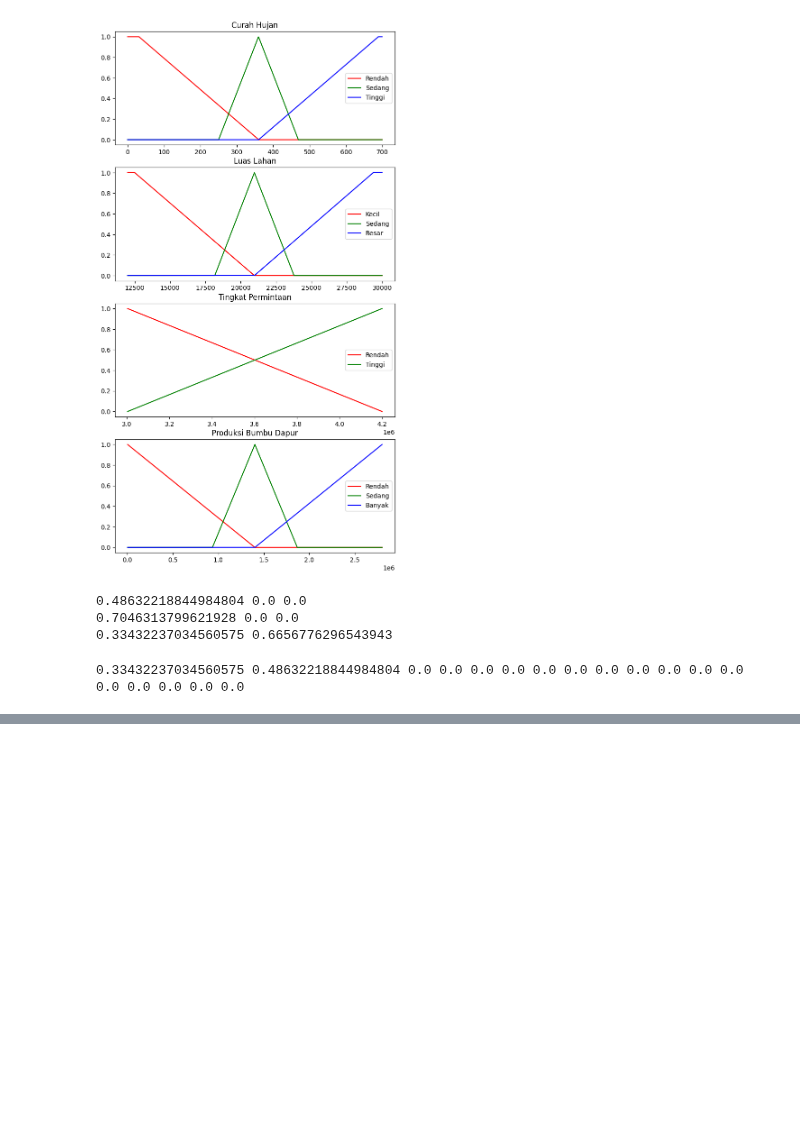
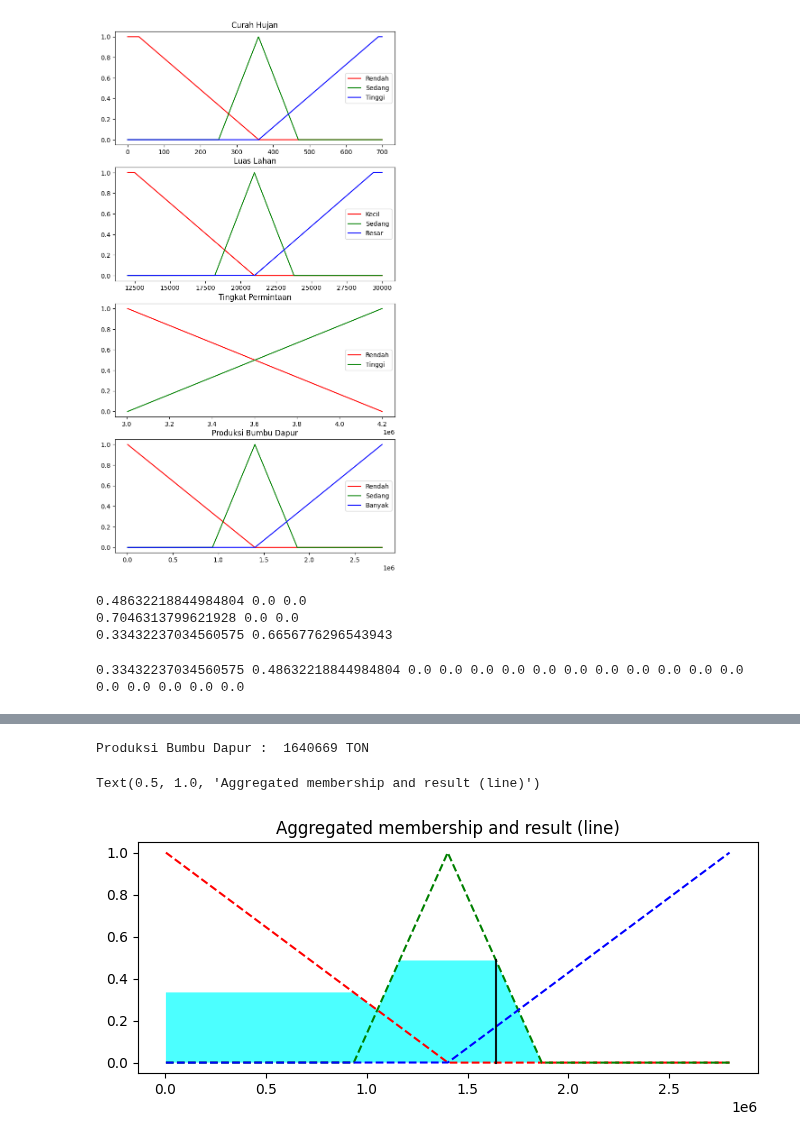
Before and after one commit to pramadikaegamo/soft-computing-praktik, a Jupyter notebook: Pertemuan 7/M07_SCP_5200411193_Pramadika Egamo.ipynb, the cells around one changed output, grey strips where cells are left out. Saved outputs shown, nothing was run; the diff lists cells and outputs as text; code cells hidden in the pictures; blank space fills up the shorter version.

```diff
--- a/Pertemuan 7/M07_SCP_5200411193_Pramadika Egamo.ipynb
+++ b/Pertemuan 7/M07_SCP_5200411193_Pramadika Egamo.ipynb
@@ -149,0 +193,36 @@ produksi0 = np.zeros_like(x_produksi_bumbu_dapur)
+# %%
+aggregated = np.fmax(produksi_activation_r1,
+                     np.fmax(produksi_activation_r2,
+                             np.fmax(produksi_activation_r3,
+                                     np.fmax(produksi_activation_r4,
+                                             np.fmax(produksi_activation_r5,
+                                                     np.fmax(produksi_activation_r6,
+                                                             np.fmax(produksi_activation_r7,
+                                                                     np.fmax(produksi_activation_r8,
+                                                                             np.fmax(produksi_activation_r9,
+                                                                                     np.fmax(produksi_activation_r10,
+                                                                                             np.fmax(produksi_activation_r11,
+                                                                                                     np.fmax(produksi_activation_r12,
+                                                                                                             np.fmax(produksi_activation_r13,
+                                                                                                                     np.fmax(produksi_activation_r14,
+                                                                                                                             np.fmax(produksi_activation_r15,
+                                                                                                                                     np.fmax(produksi_activation_r16,
+                                                                                                                                             np.fmax(produksi_activation_r17, produksi_activation_r18)))))))))))))))))
+produksi = fuzz.defuzz(x_produksi_bumbu_dapur, aggregated, 'lom')
+produksi_activation = fuzz.interp_membership(x_produksi_bumbu_dapur, aggregated, produksi)
+
+print("Produksi Bumbu Dapur : ", produksi, "TON")
+# %% [output]
+Produksi Bumbu Dapur :  1640669 TON
+# %%
+fig, ax0 = plt.subplots(figsize=(8,3))
+ax0.plot(x_produksi_bumbu_dapur, produksi_bumbu_dapur_sedikit, 'r', linewidth=1.5, linestyle='--')
+ax0.plot(x_produksi_bumbu_dapur, produksi_bumbu_dapur_sedang, 'g', linewidth=1.5, linestyle='--')
+ax0.plot(x_produksi_bumbu_dapur, produksi_bumbu_dapur_banyak, 'b', linewidth=1.5, linestyle='--')
+
+ax0.fill_between(x_produksi_bumbu_dapur, produksi0, aggregated, facecolor='aqua', alpha=0.7)
+ax0.plot([produksi, produksi], [0, produksi_activation], 'k', linewidth=1.5, alpha=0.9)
+ax0.set_title("Aggregated membership and result (line)")
+# %% [output]
+Text(0.5, 1.0, 'Aggregated membership and result (line)')
+[figure, added]
```
Also changed, not shown: parts of 5 cells of this notebook.
